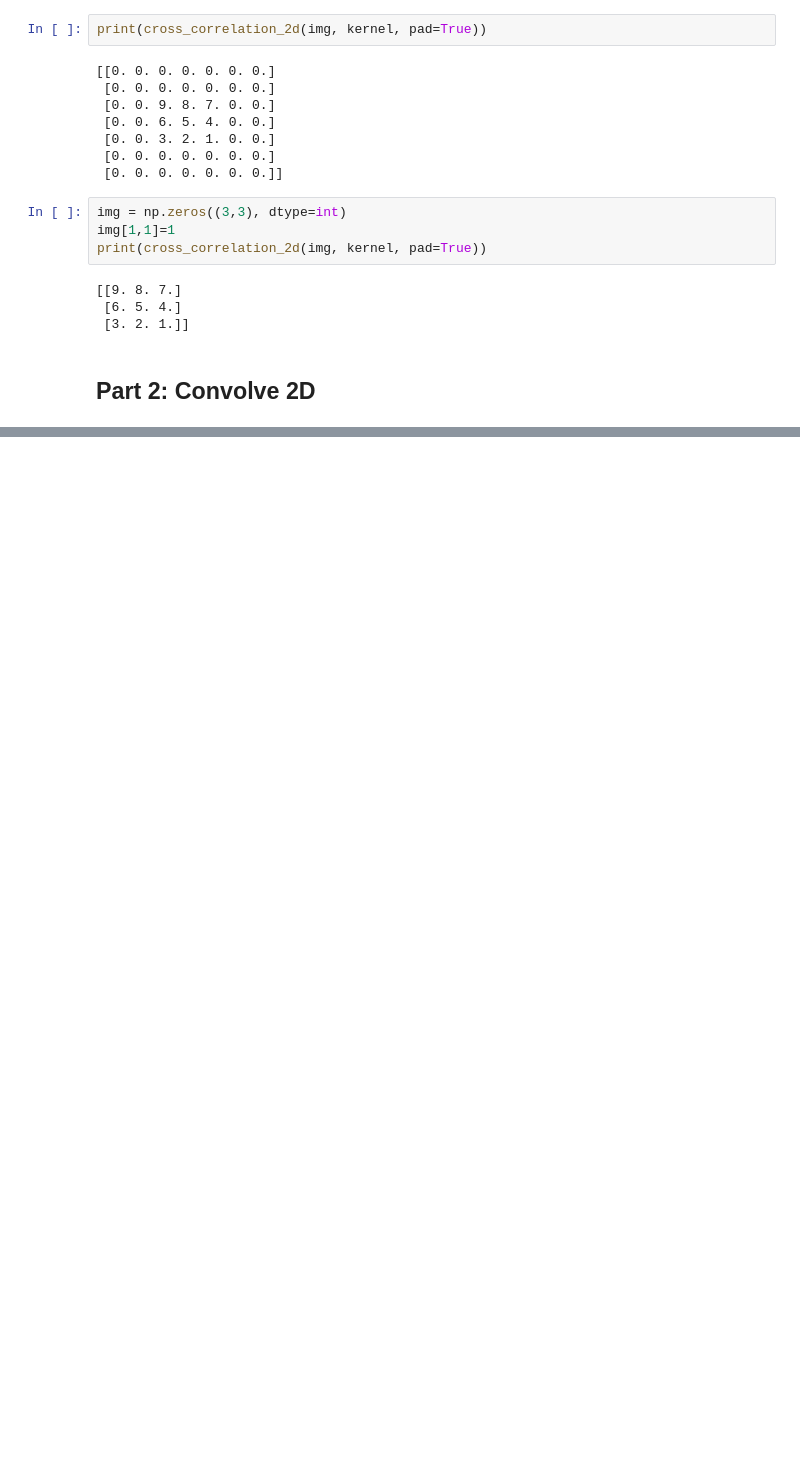
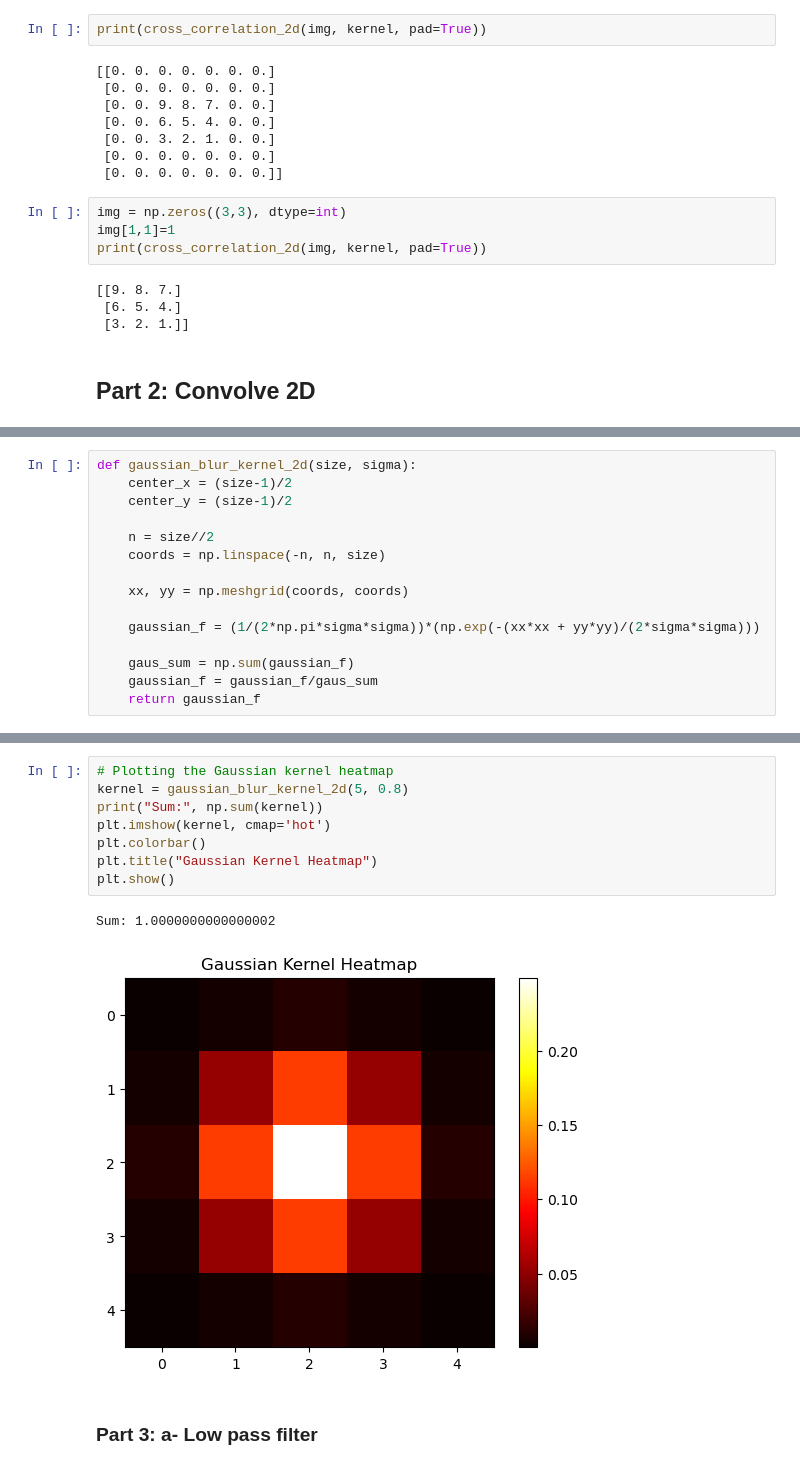
Before and after one commit to r2d2butbetter/Image-Processing-Fundamentals, a Jupyter notebook: S20230010225Q_1.ipynb, the cells around one changed output, grey strips where cells are left out. Cells and saved outputs as stored; diff of their text form; blank space fills up the shorter version.

Commit message:
Add functions for generation of gaussian kernels, low and high pass filtering and some visualisation

```diff
--- a/S20230010225Q_1.ipynb
+++ b/S20230010225Q_1.ipynb
@@ -96,0 +118,15 @@ def convolve_2d(img, kernel):
+# %%
+def gaussian_blur_kernel_2d(size, sigma):
+    center_x = (size-1)/2
+    center_y = (size-1)/2
+
+    n = size//2
+    coords = np.linspace(-n, n, size)
+
+    xx, yy = np.meshgrid(coords, coords)
+
+    gaussian_f = (1/(2*np.pi*sigma*sigma))*(np.exp(-(xx*xx + yy*yy)/(2*sigma*sigma)))
+
+    gaus_sum = np.sum(gaussian_f)
+    gaussian_f = gaussian_f/gaus_sum
+    return gaussian_f
@@ -96,0 +143,13 @@ def convolve_2d(img, kernel):
+# %%
+# Plotting the Gaussian kernel heatmap
+kernel = gaussian_blur_kernel_2d(5, 0.8)
+print("Sum:", np.sum(kernel))
+plt.imshow(kernel, cmap='hot')
+plt.colorbar()
+plt.title("Gaussian Kernel Heatmap")
+plt.show()
+# %% [output]
+Sum: 1.0000000000000002
+[figure, added]
+# %% [markdown]
+### Part 3: a- Low pass filter
```
Also changed, not shown: parts of 16 cells of this notebook.
